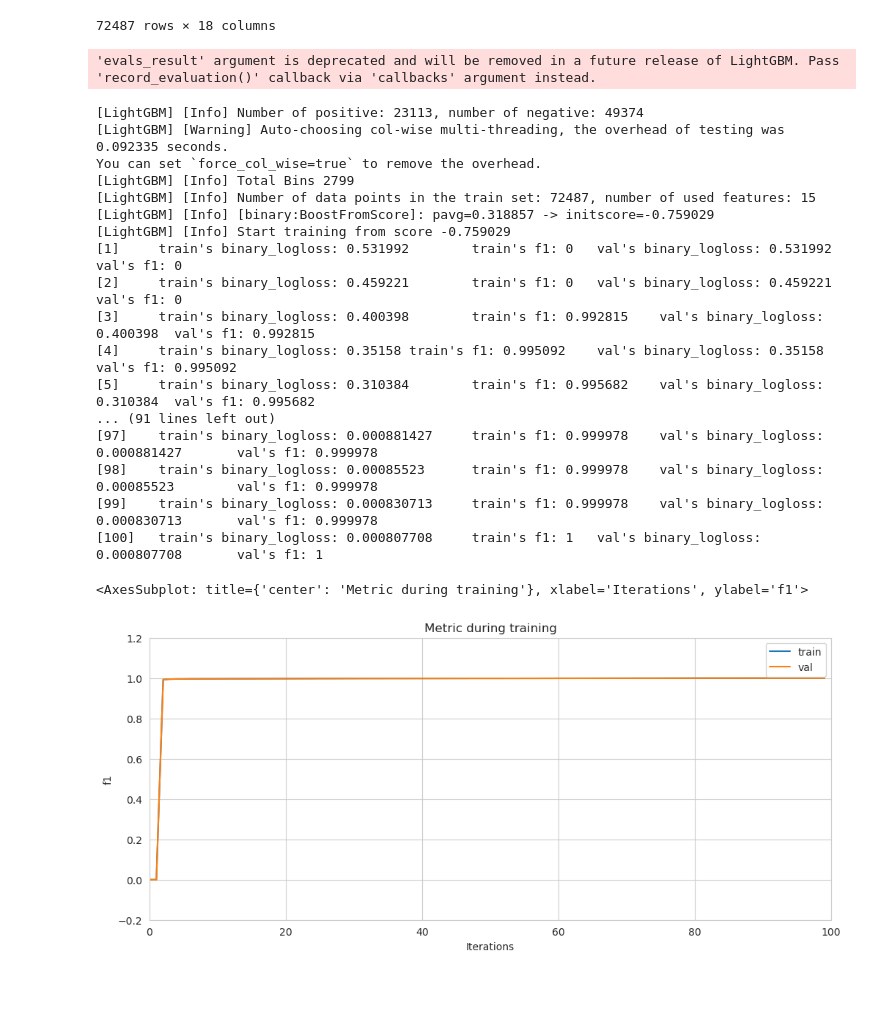
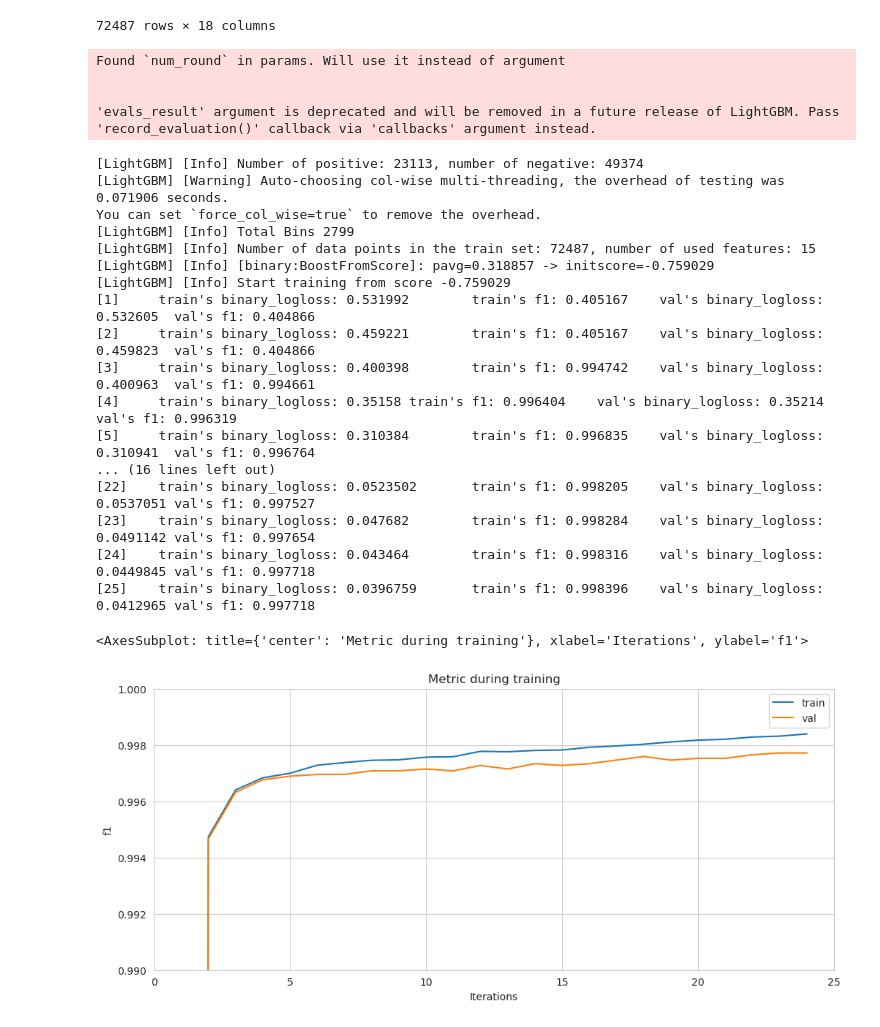
Before and after one commit to nikiandr/csc-hackathon-lun, a Jupyter notebook: code/31_hash_boosting.ipynb, the cells around one changed output. Drawn from its saved outputs; the diff is of its cells as text; code cells hidden in the pictures; blank space fills up the shorter version.

Commit message:
update f1 to macro in boosting

```diff
--- a/code/31_hash_boosting.ipynb
+++ b/code/31_hash_boosting.ipynb
@@ -15,7 +15,7 @@ VAL_SPLIT = DATA_PATH / f"val_df_with_features_{VERSION}.csv"
 # %%
 train_features = pd.read_csv(TRAIN_SPLIT)
 test_features = pd.read_csv(TEST_SET)
-val_features = pd.read_csv(TRAIN_SPLIT)
+val_features = pd.read_csv(VAL_SPLIT)
 train_features
 # %% [output]
 |  | image_url1 | image_url2 | is_same | image_path1 | image_path2 | ahash_16 | phash_16_8 | phash | ... |
@@ -57,45 +57,54 @@ import numpy as np
 def lgb_f1_score(y_hat, data):
     y_true = data.get_label()
     y_hat = np.round(y_hat) # scikits f1 doesn't like probabilities
-    return 'f1', f1_score(y_true, y_hat), True
+    return 'f1', f1_score(y_true, y_hat, average="macro"), True
 # %%
 param = {
+    # "max_depth": 5,
+    "num_round": 25,
     'metric': [],
     'objective': 'binary'
 }
 
-train_lgbm = lgb.Dataset(train_features_cleaned.drop(["is_same"], axis=1),
+# FEATURES_TO_DROP = ["left_width", "left_height", "right_width", "right_height",]
+FEATURES_TO_DROP = []
+
+
+train_lgbm = lgb.Dataset(train_features_cleaned.drop(["is_same", *FEATURES_TO_DROP], axis=1),
                          label=train_features_cleaned["is_same"])
 
-val_lgbm = lgb.Dataset(val_features_cleaned.drop(["is_same"], axis=1),
+val_lgbm = lgb.Dataset(val_features_cleaned.drop(["is_same", *FEATURES_TO_DROP], axis=1),
                          label=val_features_cleaned["is_same"])
 
 evals_result = {}
 
 clf = lgb.train(param, train_lgbm, valid_sets=[val_lgbm, train_lgbm], valid_names=['val', 'train'], feval=lgb_f1_score, evals_result=evals_result)
 
-lgb.plot_metric(evals_result, metric='f1')
+lgb.plot_metric(evals_result, metric='f1', ylim=(0.99, 1))
 # %% [output]
+Found `num_round` in params. Will use it instead of argument
+
+
 'evals_result' argument is deprecated and will be removed in a future release of LightGBM. Pass 'record_evaluation()' callback via 'callbacks' argument instead.
 [LightGBM] [Info] Number of positive: 23113, number of negative: 49374
-[LightGBM] [Warning] Auto-choosing col-wise multi-threading, the overhead of testing was 0.092335 seconds.
+[LightGBM] [Warning] Auto-choosing col-wise multi-threading, the overhead of testing was 0.071906 seconds.
 You can set `force_col_wise=true` to remove the overhead.
 [LightGBM] [Info] Total Bins 2799
 [LightGBM] [Info] Number of data points in the train set: 72487, number of used features: 15
 [LightGBM] [Info] [binary:BoostFromScore]: pavg=0.318857 -> initscore=-0.759029
 [LightGBM] [Info] Start training from score -0.759029
-[1]     train's binary_logloss: 0.531992        train's f1: 0   val's binary_logloss: 0.531992  val's f1: 0
-[2]     train's binary_logloss: 0.459221        train's f1: 0   val's binary_logloss: 0.459221  val's f1: 0
-[3]     train's binary_logloss: 0.400398        train's f1: 0.992815    val's binary_logloss: 0.400398  val's f1: 0.992815
-[4]     train's binary_logloss: 0.35158 train's f1: 0.995092    val's binary_logloss: 0.35158   val's f1: 0.995092
-[5]     train's binary_logloss: 0.310384        train's f1: 0.995682    val's binary_logloss: 0.310384  val's f1: 0.995682
-... (91 lines left out)
-[97]    train's binary_logloss: 0.000881427     train's f1: 0.999978    val's binary_logloss: 0.000881427       val's f1: 0.999978
-[98]    train's binary_logloss: 0.00085523      train's f1: 0.999978    val's binary_logloss: 0.00085523        val's f1: 0.999978
-[99]    train's binary_logloss: 0.000830713     train's f1: 0.999978    val's binary_logloss: 0.000830713       val's f1: 0.999978
-[100]   train's binary_logloss: 0.000807708     train's f1: 1   val's binary_logloss: 0.000807708       val's f1: 1
+[1]     train's binary_logloss: 0.531992        train's f1: 0.405167    val's binary_logloss: 0.532605  val's f1: 0.404866
+[2]     train's binary_logloss: 0.459221        train's f1: 0.405167    val's binary_logloss: 0.459823  val's f1: 0.404866
+[3]     train's binary_logloss: 0.400398        train's f1: 0.994742    val's binary_logloss: 0.400963  val's f1: 0.994661
+[4]     train's binary_logloss: 0.35158 train's f1: 0.996404    val's binary_logloss: 0.35214   val's f1: 0.996319
+[5]     train's binary_logloss: 0.310384        train's f1: 0.996835    val's binary_logloss: 0.310941  val's f1: 0.996764
+... (16 lines left out)
+[22]    train's binary_logloss: 0.0523502       train's f1: 0.998205    val's binary_logloss: 0.0537051 val's f1: 0.997527
+[23]    train's binary_logloss: 0.047682        train's f1: 0.998284    val's binary_logloss: 0.0491142 val's f1: 0.997654
+[24]    train's binary_logloss: 0.043464        train's f1: 0.998316    val's binary_logloss: 0.0449845 val's f1: 0.997718
+[25]    train's binary_logloss: 0.0396759       train's f1: 0.998396    val's binary_logloss: 0.0412965 val's f1: 0.997718
 <AxesSubplot: title={'center': 'Metric during training'}, xlabel='Iterations', ylabel='f1'>
-[figure, old version]
+[figure, new version]
 # %%
 lgb.plot_importance(clf)
 # %% [output]
```
Also changed, not shown: parts of 6 cells of this notebook.
